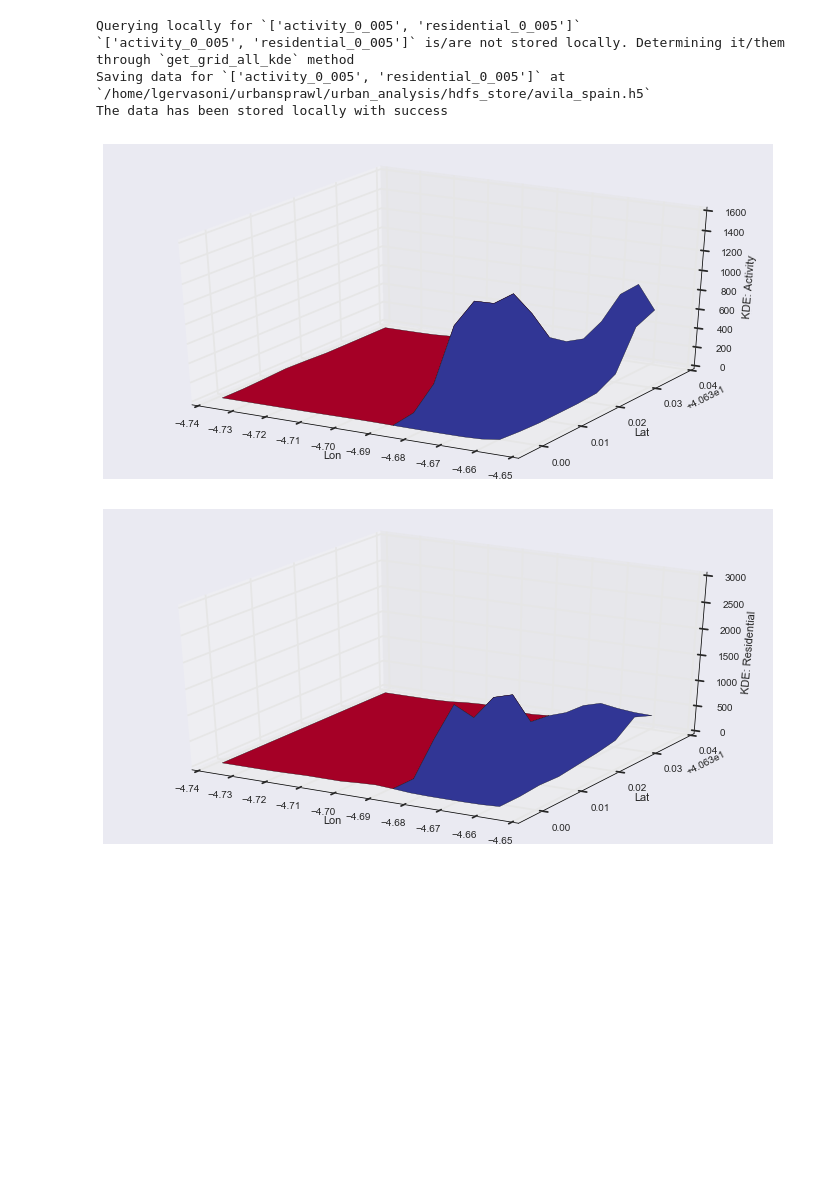
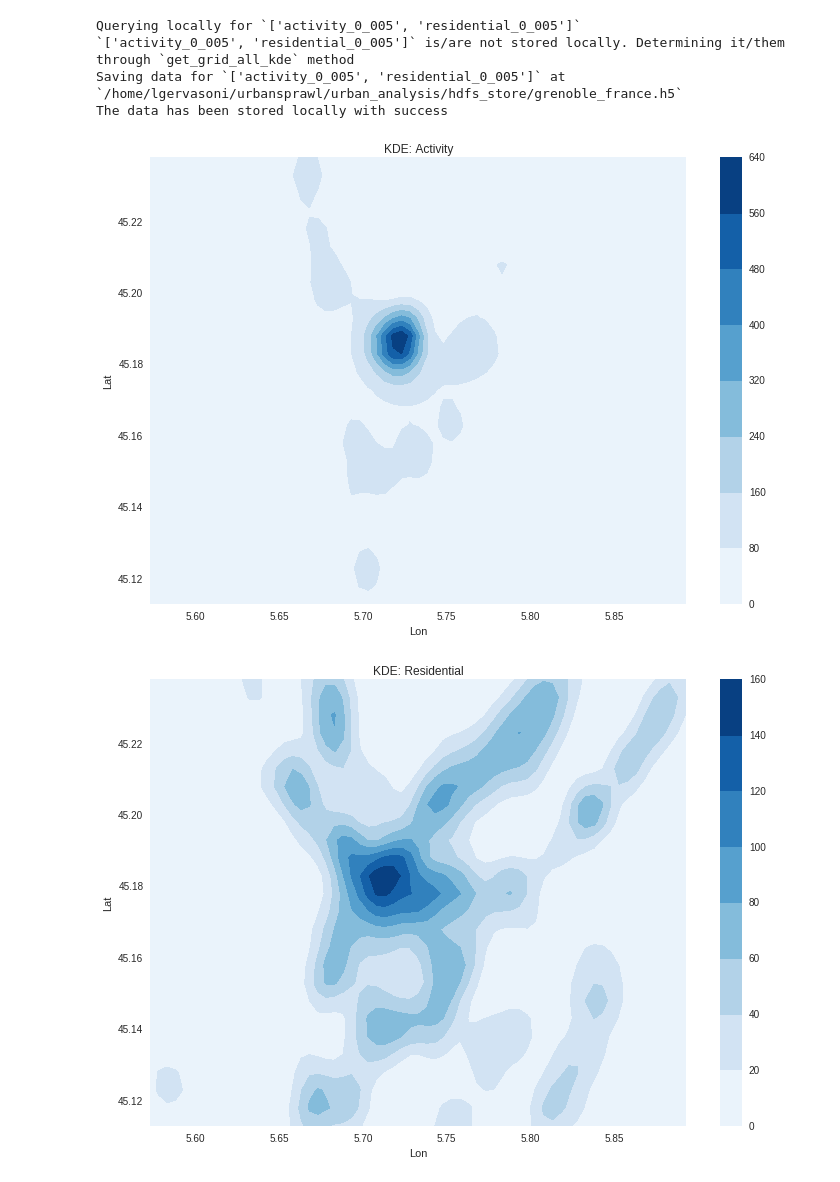
Before and after one commit to martibosch/landusemix, a Jupyter notebook: urban_analysis/notebooks/analysis_example.ipynb, the cells around one changed output. Saved outputs shown, nothing was run; the diff lists cells and outputs as text; code cells hidden in the pictures; blank space fills up the shorter version.

Commit message:
Updated correct functioning of analysis example notebooks

```diff
--- a/urban_analysis/notebooks/analysis_example.ipynb
+++ b/urban_analysis/notebooks/analysis_example.ipynb
@@ -15,8 +15,7 @@ if module_path not in sys.path:
 
 from analysis import Analysis
 # %%
-#city_ref = 'grenoble_france'
-city_ref = 'avila_spain'
+city_ref = 'grenoble_france'  #'avila_spain'
 # %%
 # Instance of analysis for particular city
 city = Analysis(city_ref, pois_shp_path = "cities/"+city_ref+"/full_uses.shp", grid_step=.005)
@@ -42,17 +41,19 @@ city.scatter_pois(overlap=True)
 # %%
 xx, yy = city.grid
 
 import plots
 figsize = (12,6)
-plots.plot_(xx,yy,city.f_kde_act,'KDE: Activity', figsize)
-plots.plot_(xx,yy,city.f_kde_res,'KDE: Residential', figsize)
+#plots.plot_(xx,yy,city.f_kde_act,'KDE: Activity', figsize)
+plots.plot_contour(xx,yy,city.f_kde_act,"KDE: Activity")
+#plots.plot_(xx,yy,city.f_kde_res,'KDE: Residential', figsize)
+plots.plot_contour(xx,yy,city.f_kde_res,"KDE: Residential")
 # %% [output]
 Querying locally for `['activity_0_005', 'residential_0_005']`
 `['activity_0_005', 'residential_0_005']` is/are not stored locally. Determining it/them through `get_grid_all_kde` method
-Saving data for `['activity_0_005', 'residential_0_005']` at `/home/lgervasoni/urbansprawl/urban_analysis/hdfs_store/avila_spain.h5`
+Saving data for `['activity_0_005', 'residential_0_005']` at `/home/lgervasoni/urbansprawl/urban_analysis/hdfs_store/grenoble_france.h5`
 The data has been stored locally with success
-[figure, old version]
+[figure, new version]
-[figure, old version]
+[figure, new version]
 # %%
 ###
 import lu_mix
```
Also changed, not shown: parts of 10 cells of this notebook, 3 other files.
